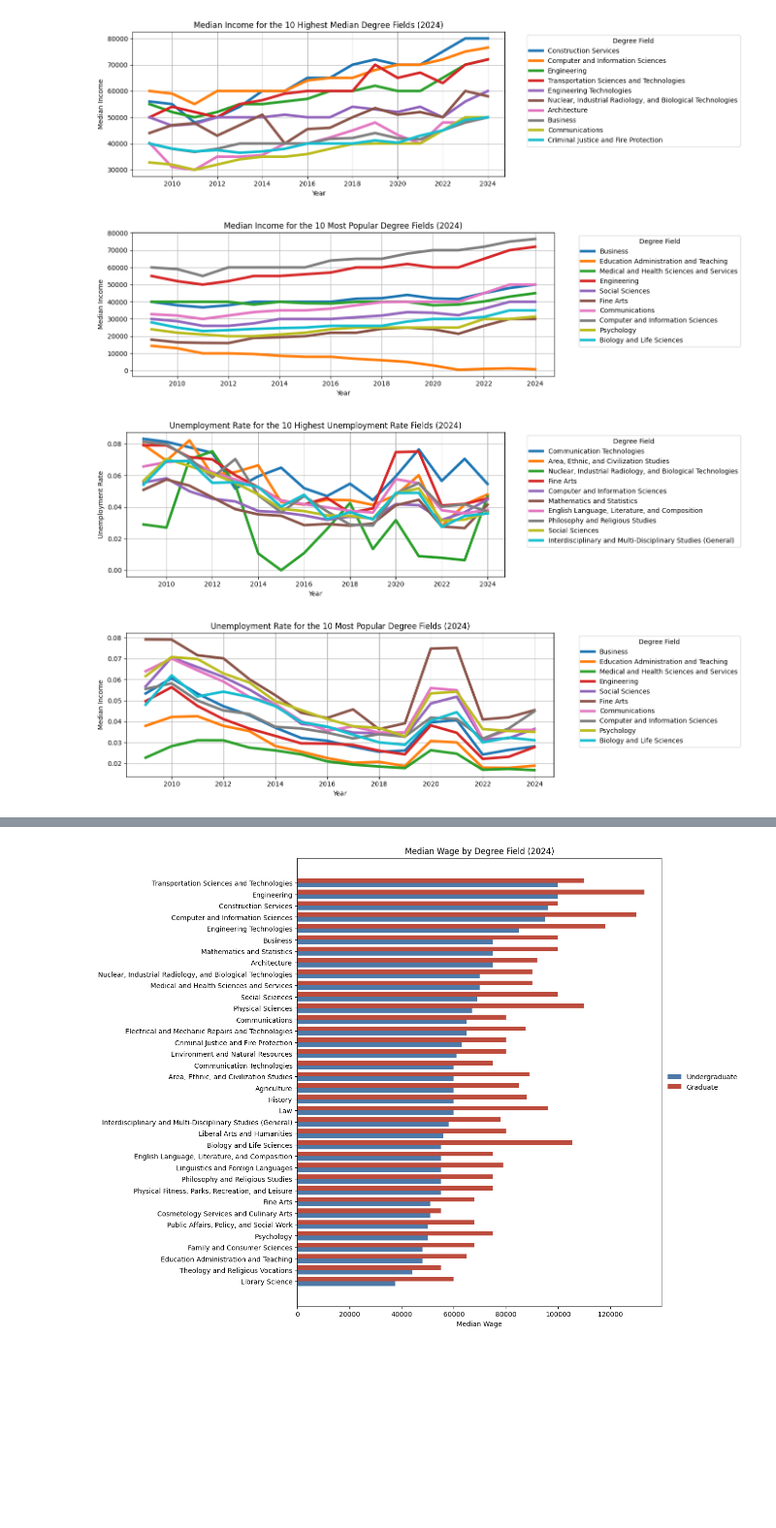
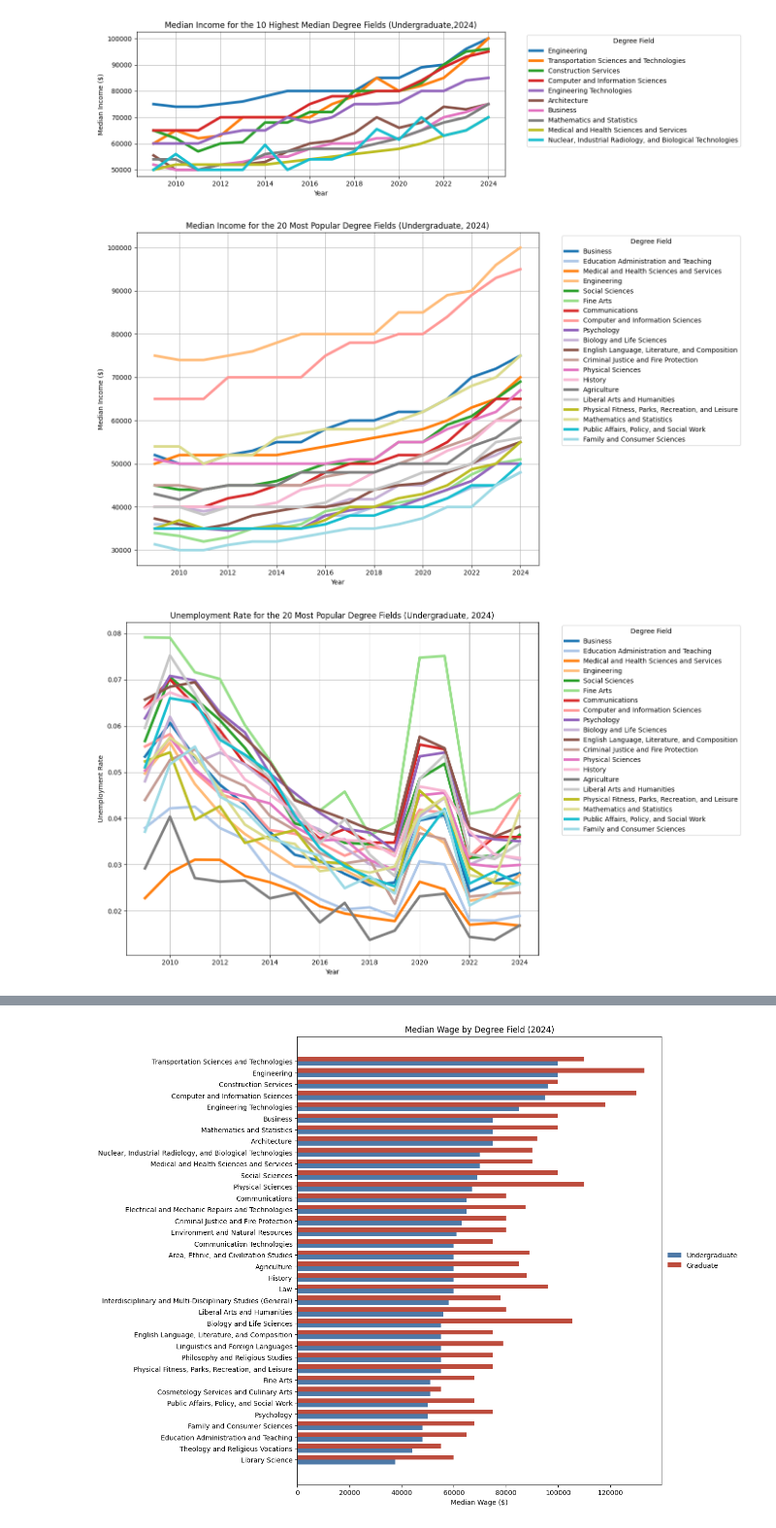
Before and after one commit to iafi3572/IanFischer_3022, a Jupyter notebook: a.ipynb, the cells around one changed output, grey strips where cells are left out. Shown at 97% size. Saved outputs shown, nothing was run; the diff lists cells and outputs as text; code cells hidden in the pictures; blank space fills up the shorter version.

```diff
--- a/a.ipynb
+++ b/a.ipynb
@@ -9,9 +10,10 @@ from sklearn.linear_model import LinearRegression
 #df.to_pickle("data.pkl")
 # %%
 data = pd.read_pickle("data.pkl")
-print("Columns:",data.columns)
-print("Dimensions:", data.shape)
-# AI SITE
+print("Dimensions before filtering:", data.shape)
+
+
+# CHATgpt was used to create the degfield_map from the information file included with the dataset
 degfield_map = pd.DataFrame({
     "DEGFIELD": [
         0, 11, 13, 14, 15, 19, 20, 21, 22, 23, 24, 25, 26, 29,
@@ -60,6 +62,19 @@ degfield_map = pd.DataFrame({
         "History"
     ]
 })
+
 data  = data.merge(degfield_map, how = "left", on = "DEGFIELD")
 data = data[ ~(data['DEGFIELD'].isin([0,38]))]
+data = data[data["EDUCD"].isin([101,114,115,116])]
+data = data[data["INCWAGE"] != 999999.0]
+data["undergrad"] = data["EDUCD"] == 101
+data = data.drop(
+    columns=[
+        "SAMPLE", "PERNUM","SERIAL", "CBSERIAL", "HHWT", "CLUSTER", "STRATA",
+        "GQ", "PERWT", "AGE", "RACE", "RACED", "EDUC",
+        "DEGFIELDD", "DEGFIELD2", "DEGFIELD2D", "EMPSTATD", "LABFORCE"
+    ]
+)
+data = data.dropna()
+print("Dimensions after filtering:", data.shape)
 # %% [output]
@@ -116,60 +105,48 @@ grouped = group(data)
 # %%
+undergrad_grouped = grouped[grouped["undergrad"]]
 pivot_median= undergrad_grouped.pivot(index="YEAR", columns="FIELD_NAME", values="median_wage")
-pivot_unemployment = undergrad_grouped.pivot(index="YEAR",columns="FIELD_NAME",values="unemployment_rate")
+pivot_unemployment = undergrad_grouped .pivot(index="YEAR",columns="FIELD_NAME",values="unemployment_rate")
 top10_median = ( pivot_median.loc[2024].nlargest(10) .index)
-top10_unemployment= (pivot_unemployment.loc[2024].nlargest(10).index)
-top10_count_median = (undergrad_grouped[undergrad_grouped["YEAR"] == 2024].nlargest(10, "count")["FIELD_NAME"])
-top10_count_unemployment = (undergrad_grouped[undergrad_grouped["YEAR"] == 2024].nlargest(10, "count")["FIELD_NAME"])
+top10_count_median = (undergrad_grouped[undergrad_grouped["YEAR"] == 2024].nlargest(20, "count")["FIELD_NAME"])
+top10_count_unemployment = (undergrad_grouped [undergrad_grouped ["YEAR"] == 2024].nlargest(20, "count")["FIELD_NAME"])
 
 
-figsize = (14,4)
-plt.figure(figsize=figsize)
+plt.figure(figsize=(14,4))
 pivot_median[top10_median].plot(ax=plt.gca(),lw = 4)
 
-plt.title("Median Income for the 10 Highest Median Degree Fields (2024)")
+plt.title("Median Income for the 10 Highest Median Degree Fields (Undergraduate,2024)")
 plt.xlabel("Year")
-plt.ylabel("Median Income")
+plt.ylabel("Median Income ($)")
 plt.legend(title="Degree Field", bbox_to_anchor=(1.05, 1), loc="upper left")
 plt.grid(True)
 plt.tight_layout()
+plt.savefig("median_income_highest.png")
 plt.show()
 
-
-plt.figure(figsize=figsize)
-pivot_median[top10_count_median].plot(ax = plt.gca(),lw = 4)
-
-plt.title(f"Median Income for the 10 Most Popular Degree Fields (2024)")
+plt.figure(figsize=(14,8))
+pivot_median[top10_count_median].plot(ax = plt.gca(),lw = 4,cmap='tab20' )
+plt.title(f"Median Income for the 20 Most Popular Degree Fields (Undergraduate, 2024)")
 plt.xlabel("Year")
-plt.ylabel("Median Income")
+plt.ylabel("Median Income ($)")
 plt.legend(title="Degree Field", bbox_to_anchor=(1.05, 1), loc="upper left")
 plt.grid(True)
 plt.tight_layout()
+plt.savefig("median_income_popular.png")
+
 plt.show()
 
+plt.figure(figsize = (14,8))
+pivot_unemployment[top10_count_unemployment].plot(ax = plt.gca(),lw = 4,cmap='tab20' )
 
-plt.figure(figsize=figsize)
-pivot_unemployment[top10_unemployment].plot(ax=plt.gca(),lw = 4)
-
-plt.title("Unemployment Rate for the 10 Highest Unemployment Rate Fields (2024)")
+plt.title(f"Unemployment Rate for the 20 Most Popular Degree Fields (Undergraduate, 2024)")
 plt.xlabel("Year")
 plt.ylabel("Unemployment Rate")
 plt.legend(title="Degree Field", bbox_to_anchor=(1.05, 1), loc="upper left")
 plt.grid(True)
 plt.tight_layout()
+plt.savefig("unemployment_rate_popular.png")
 plt.show()
-
-plt.figure(figsize = figsize)
-pivot_unemployment[top10_count_unemployment].plot(ax = plt.gca(),lw = 4)
-
-plt.title(f"Unemployment Rate for the 10 Most Popular Degree Fields (2024)")
-plt.xlabel("Year")
-plt.ylabel("Median Income")
-plt.legend(title="Degree Field", bbox_to_anchor=(1.05, 1), loc="upper left")
-plt.grid(True)
-plt.tight_layout()
-plt.show()
 # %% [output]
-[figure, old version]
+[figure, new version]
-[figure, old version]
+[figure, new version]
-[figure, old version]
+[figure, new version]
-[figure, removed]
```
Also changed, not shown: parts of 18 cells of this notebook.
